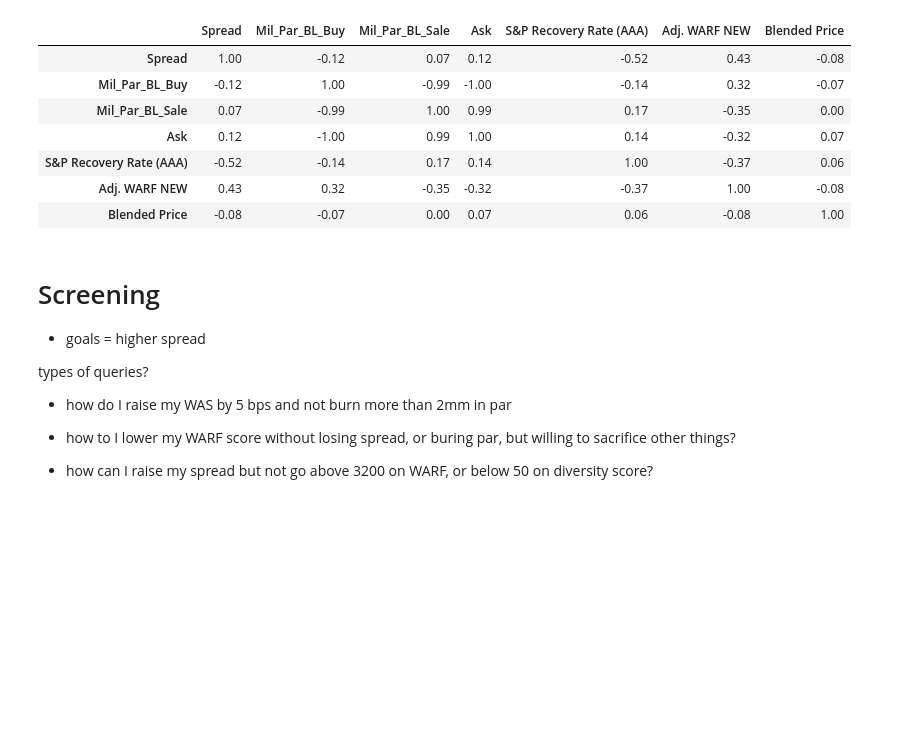
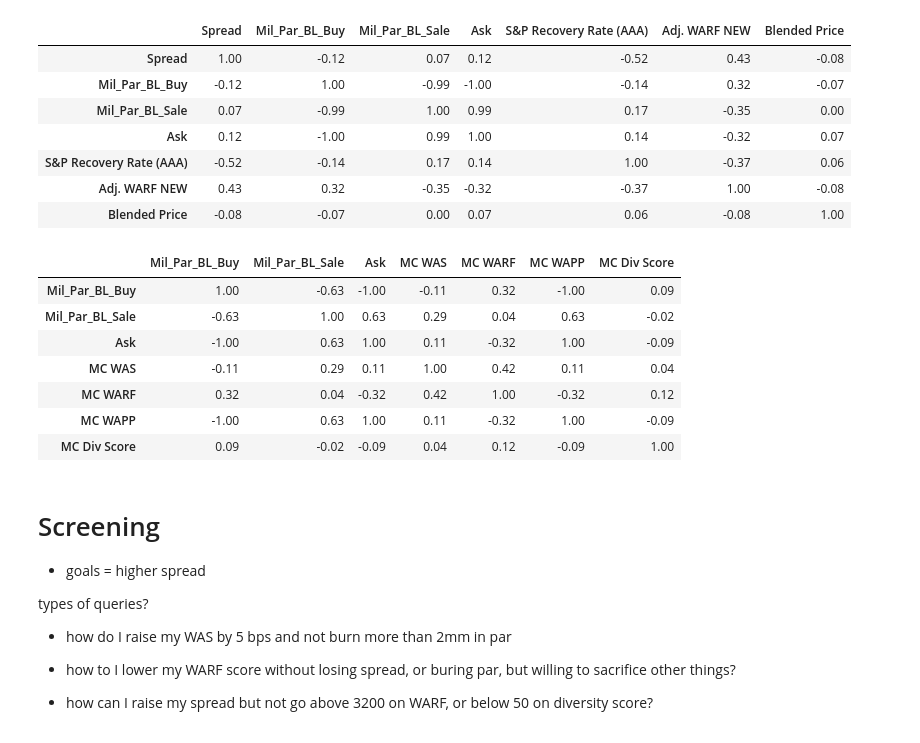
Before and after one commit to joshknechtel-gs/RM-IT, a Jupyter notebook: CLO Model Portfolio-Working.ipynb, the cells around one changed output. Drawn from its saved outputs; the diff is of its cells as text; code cells hidden in the pictures; blank space fills up the shorter version.

```diff
--- a/CLO Model Portfolio-Working.ipynb
+++ b/CLO Model Portfolio-Working.ipynb
@@ -794,6 +785,20 @@ corr.style.background_gradient(cmap='coolwarm').set_precision(2)
 | S&P Recovery Rate (AAA) | -0.52 | -0.14 | 0.17 | 0.14 | 1.00 | -0.37 | 0.06 |
 | Adj. WARF NEW | 0.43 | 0.32 | -0.35 | -0.32 | -0.37 | 1.00 | -0.08 |
 | Blended Price | -0.08 | -0.07 | 0.00 | 0.07 | 0.06 | -0.08 | 1.00 |
+# %%
+mcorr = model_port[['Mil_Par_BL_Buy','Mil_Par_BL_Sale','Ask',
+                                    'MC WAS','MC WARF','MC WAPP','MC Div Score']].corr()
+#pd.options.display.float_format = "{:,.2}".format
+mcorr.style.background_gradient(cmap='coolwarm').set_precision(2)
+# %% [output]
+|  | Mil_Par_BL_Buy | Mil_Par_BL_Sale | Ask | MC WAS | MC WARF | MC WAPP | MC Div Score |
+| Mil_Par_BL_Buy | 1.00 | -0.63 | -1.00 | -0.11 | 0.32 | -1.00 | 0.09 |
+| Mil_Par_BL_Sale | -0.63 | 1.00 | 0.63 | 0.29 | 0.04 | 0.63 | -0.02 |
+| Ask | -1.00 | 0.63 | 1.00 | 0.11 | -0.32 | 1.00 | -0.09 |
+| MC WAS | -0.11 | 0.29 | 0.11 | 1.00 | 0.42 | 0.11 | 0.04 |
+| MC WARF | 0.32 | 0.04 | -0.32 | 0.42 | 1.00 | -0.32 | 0.12 |
+| MC WAPP | -1.00 | 0.63 | 1.00 | 0.11 | -0.32 | 1.00 | -0.09 |
+| MC Div Score | 0.09 | -0.02 | -0.09 | 0.04 | 0.12 | -0.09 | 1.00 |
 # %% [markdown]
 # Screening
 
```
Also changed, not shown: parts of 7 cells of this notebook.
